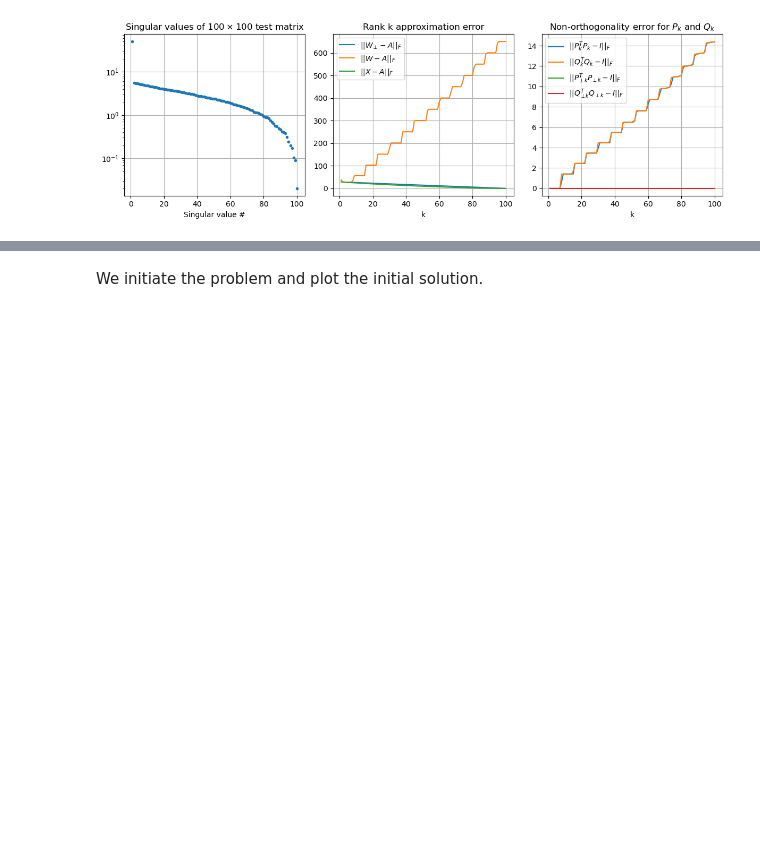
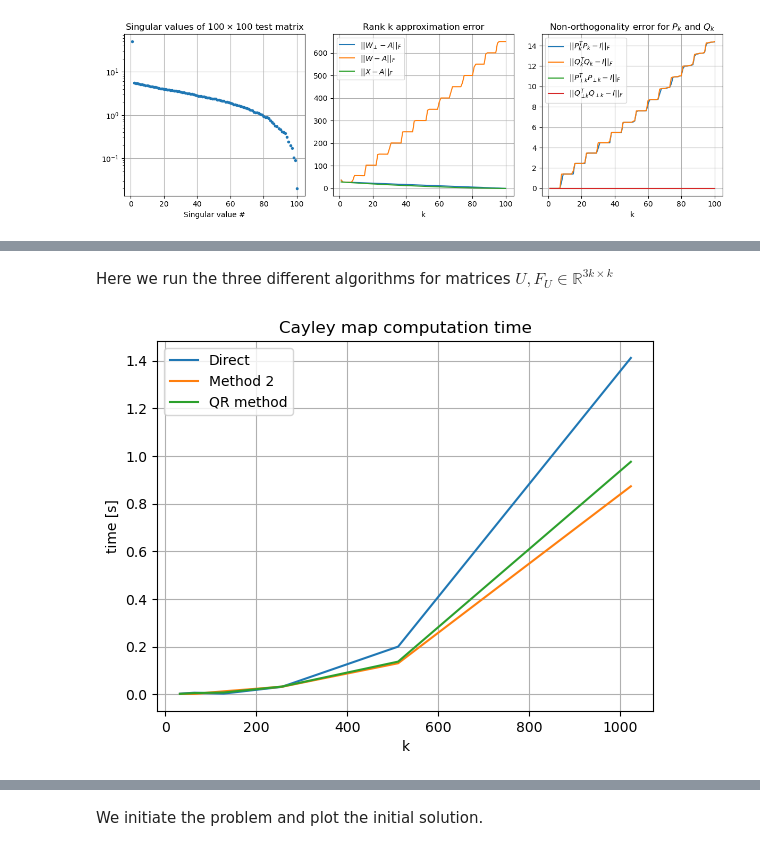
Before and after one commit to KristianHolme/NumLinAlg-project-2, a Jupyter notebook: Project2.ipynb, the cells around one changed output, grey strips where cells are left out. Drawn from its saved outputs; the diff is of its cells as text; code cells hidden in the pictures; blank space fills up the shorter version.

```diff
--- a/Project2.ipynb
+++ b/Project2.ipynb
@@ -18,0 +42,8 @@ Comment something interpretation
+# %% [markdown]
+Here we run the three different algorithms for matrices $U, F_U \in \mathbb R^{3k\times k}$
+# %%
+ks = [2**n for n in range(5, 10 + 1)]
+dirtime, C1time, CQRtime = runCay(ks)
+plotCayComp(dirtime, C1time, CQRtime, ks)
+# %% [output]
+[figure, added]
```
Also changed, not shown: parts of 11 cells of this notebook, 3 other files.
